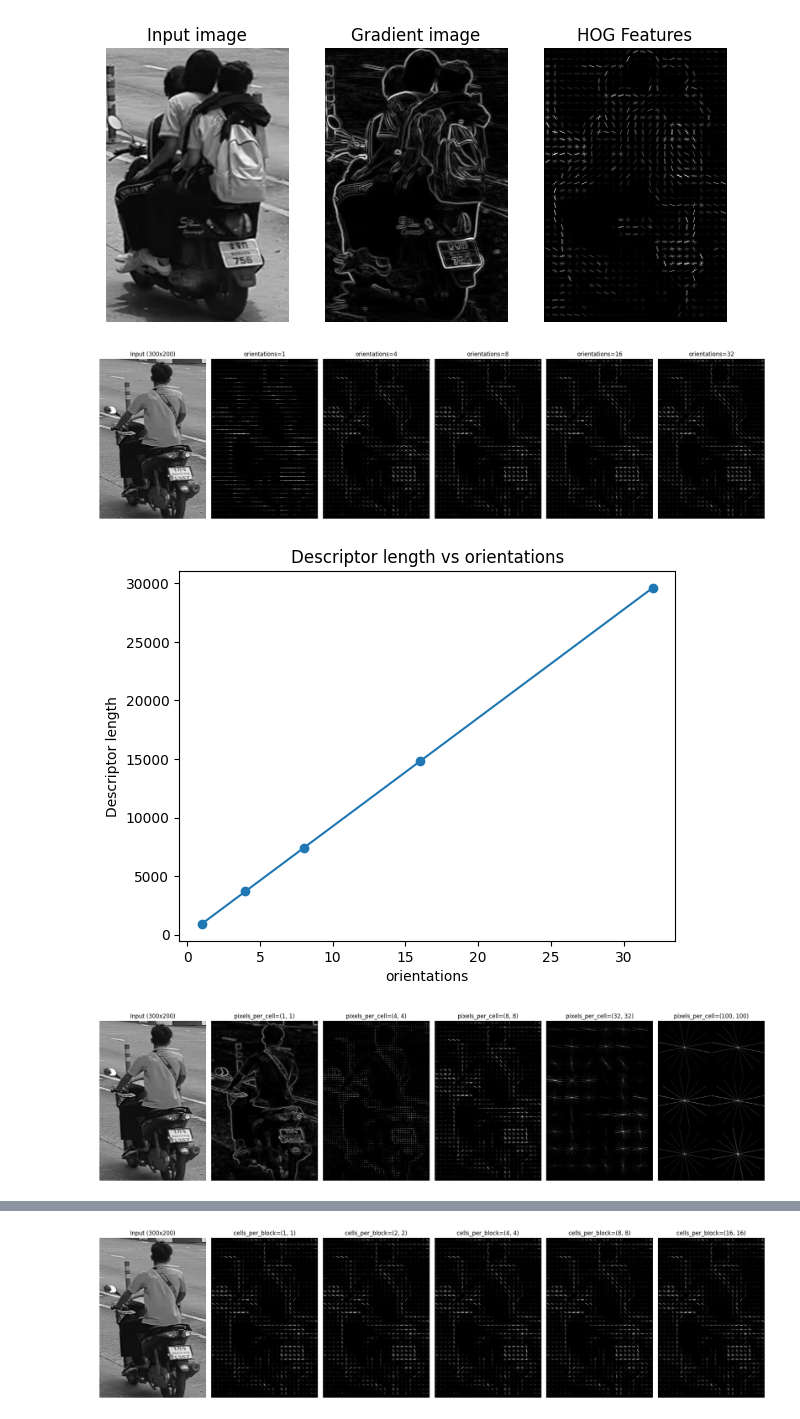
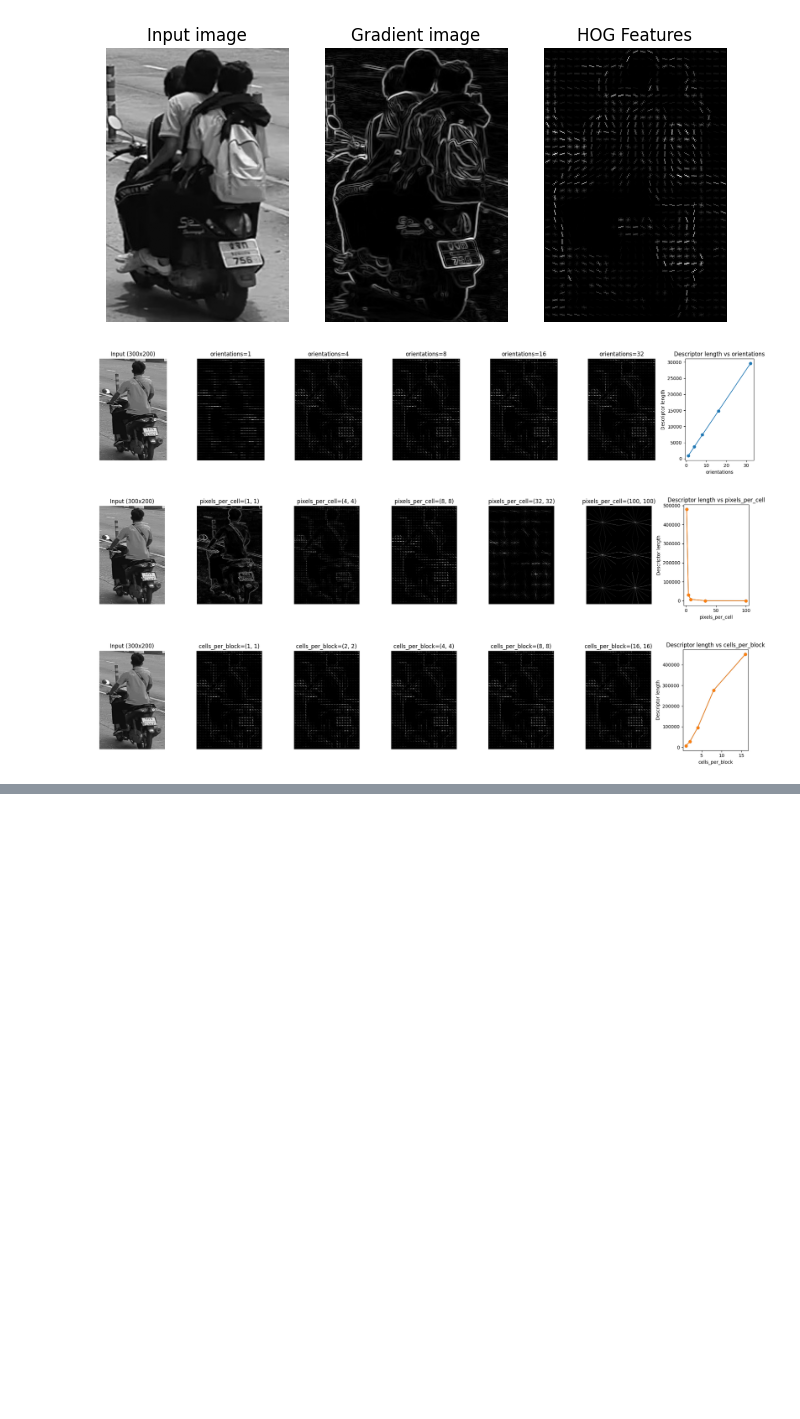
Before and after one commit to lsshepard/IT3212-Image-Processing, a Jupyter notebook: hog.ipynb, the cells around one changed output, grey strips where cells are left out. Saved outputs shown, nothing was run; the diff lists cells and outputs as text; code cells hidden in the pictures; blank space fills up the shorter version.

Commit message:
update hog comparison plot format

```diff
--- a/hog.ipynb
+++ b/hog.ipynb
@@ -61,42 +61,39 @@ params = {
     "pixels_per_cell": [(1, 1), (4, 4), (8, 8), (32, 32), (100, 100)],
     "cells_per_block": [(1, 1), (2, 2), (4, 4), (8, 8), (16, 16)],
 }
 
 image = np.array(Image.open(image_urls[0]).convert('L'))
 image = transform.resize(image, (300, 200))
 
 for name, values in params.items():
-    fig, axes = plt.subplots(1, len(values) + 1, figsize=(20, 10))
+    fig, axes = plt.subplots(1, len(values) + 2, figsize=(20, 4))
     axes[0].imshow(image, cmap='gray')
     axes[0].axis('off')
     axes[0].set_title('Input (300x200)')
 
     desc_lengths = []
     fds = []
 
     for i, v in enumerate(values):
         kwargs = dict(orientations=8, pixels_per_cell=(8, 8), cells_per_block=(1, 1))
         kwargs[name] = v
 
         fd, hog_image = hog(image, visualize=True, **kwargs)
         desc_lengths.append(len(fd))
         fds.append(fd)
 
         axes[i + 1].imshow(hog_image, cmap='gray')
         axes[i + 1].axis('off')
         axes[i + 1].set_title(f'{name}={v}')
 
+    axes[6].plot(values, desc_lengths, marker='o')
+    axes[6].set_title(f'Descriptor length vs {name}')
+    axes[6].set_xlabel(name)
+    axes[6].set_ylabel('Descriptor length')
     plt.tight_layout()
+
     plt.show()
-
-    # Descriptor length comparison
-    plt.figure()
-    plt.plot(values, desc_lengths, marker='o')
-    plt.title(f'Descriptor length vs {name}')
-    plt.xlabel(name)
-    plt.ylabel('Descriptor length')
-    plt.show()
 # %% [output]
-[figure, old version]
+[figure, new version]
-[figure, old version]
+[figure, new version]
-[figure, old version]
+[figure, new version]
@@ -104 +99,0 @@ for name, values in params.items():
-[figure, removed]
```
Also changed, not shown: parts of 1 cell of this notebook.
